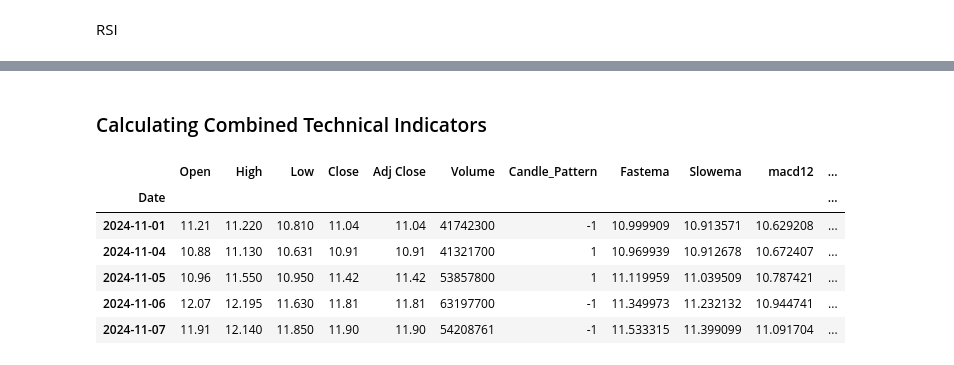
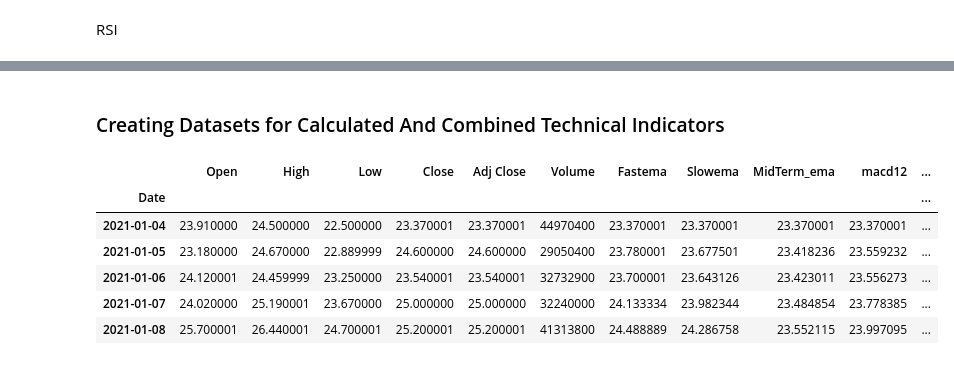
Before and after one commit to rindelicato/stock_technical_analysis, a Jupyter notebook: stock_technical_anaylsis.ipynb, the cells around one changed output, grey strips where cells are left out. Drawn from its saved outputs; the diff is of its cells as text; code cells hidden in the pictures.

```diff
--- a/stock_technical_anaylsis.ipynb
+++ b/stock_technical_anaylsis.ipynb
@@ -32,12 +33,14 @@ date is formated at as YY-mm-dd.
 
 date = datetime.now() + timedelta(days=1)
 end_date_fmt = date.strftime("%Y-%m-%d")
-start_date = '2022-01-01'
-ticker = 'sofi'
+start_date = '2021-01-01'
+ticker = 'pltr'
+istart_date = '2023-01-01'
 # %% [markdown]
 ### Yahoo API Using Date Range and Ticker
 # %%
-df_daily = yf.download(ticker, start_date, end_date_fmt, progress=False)
+df_daily = yf.download(ticker, start = start_date, end = end_date_fmt, progress=False)
+df_intra = yf.download(ticker, istart_date, end_date_fmt, progress=False, interval='60m')
 # %%
 """
 The date_range function filters the dataframe for exact date range or span.
@@ -63,9 +66,11 @@ The Fastema and Slowema are added as columns to the database.
 
 """
 
-def ema(dataset, fast, slow):
+def ema(dataset, fast, slow, mterm_ema):
    dataset['Fastema'] = dataset['Close'].ewm(span=fast, adjust=False).mean()
    dataset['Slowema'] = dataset['Close'].ewm(span=slow, adjust=False).mean()
+   dataset['MidTerm_ema'] = dataset['Close'].ewm(span=mterm_ema, adjust=False).mean()
+
    return dataset
 # %% [markdown]
 MACD
@@ -140,5 +134,5 @@ candl.tail()
 # %% [markdown]
-### Calculating Combined Technical Indicators
+### Creating Datasets for Calculated And Combined Technical Indicators
 # %%
 # Added a variable called all_indicators that chains/links all technical indicators functions to run all at once.
-all_indicators = rsi(macd1(ema(df_daily,5, 7)),70, 30)
+all_indicators = candle_pattern(rsi(macd1(ema(df_daily,5, 7, 50)),70, 30))
@@ -145,11 +141,11 @@ all_indicators = rsi(macd1(ema(df_daily,5, 7)),70, 30)
 # %%
 # Shows the first 5 rows of all_indicatos dataset.
-all_indicators.tail()
+all_indicators.head()
 # %% [output]
-|  | Open | High | Low | Close | Adj Close | Volume | Candle_Pattern | Fastema | Slowema | macd12 | ... |
+|  | Open | High | Low | Close | Adj Close | Volume | Fastema | Slowema | MidTerm_ema | macd12 | ... |
 | Date |  |  |  |  |  |  |  |  |  |  | ... |
-| 2024-11-01 | 11.21 | 11.220 | 10.810 | 11.04 | 11.04 | 41742300 | -1 | 10.999909 | 10.913571 | 10.629208 | ... |
-| 2024-11-04 | 10.88 | 11.130 | 10.631 | 10.91 | 10.91 | 41321700 | 1 | 10.969939 | 10.912678 | 10.672407 | ... |
-| 2024-11-05 | 10.96 | 11.550 | 10.950 | 11.42 | 11.42 | 53857800 | 1 | 11.119959 | 11.039509 | 10.787421 | ... |
-| 2024-11-06 | 12.07 | 12.195 | 11.630 | 11.81 | 11.81 | 63197700 | -1 | 11.349973 | 11.232132 | 10.944741 | ... |
-| 2024-11-07 | 11.91 | 12.140 | 11.850 | 11.90 | 11.90 | 54208761 | -1 | 11.533315 | 11.399099 | 11.091704 | ... |
+| 2021-01-04 | 23.910000 | 24.500000 | 22.500000 | 23.370001 | 23.370001 | 44970400 | 23.370001 | 23.370001 | 23.370001 | 23.370001 | ... |
+| 2021-01-05 | 23.180000 | 24.670000 | 22.889999 | 24.600000 | 24.600000 | 29050400 | 23.780001 | 23.677501 | 23.418236 | 23.559232 | ... |
+| 2021-01-06 | 24.120001 | 24.459999 | 23.250000 | 23.540001 | 23.540001 | 32732900 | 23.700001 | 23.643126 | 23.423011 | 23.556273 | ... |
+| 2021-01-07 | 24.020000 | 25.190001 | 23.670000 | 25.000000 | 25.000000 | 32240000 | 24.133334 | 23.982344 | 23.484854 | 23.778385 | ... |
+| 2021-01-08 | 25.700001 | 26.440001 | 24.700001 | 25.200001 | 25.200001 | 41313800 | 24.488889 | 24.286758 | 23.552115 | 23.997095 | ... |
```
Also changed, not shown: parts of 35 cells of this notebook.
